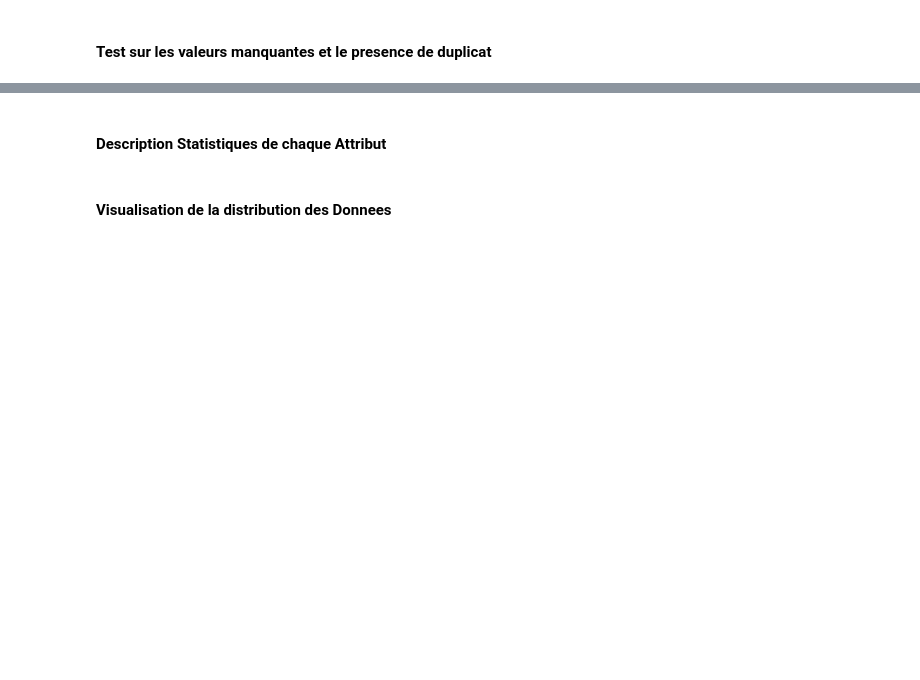
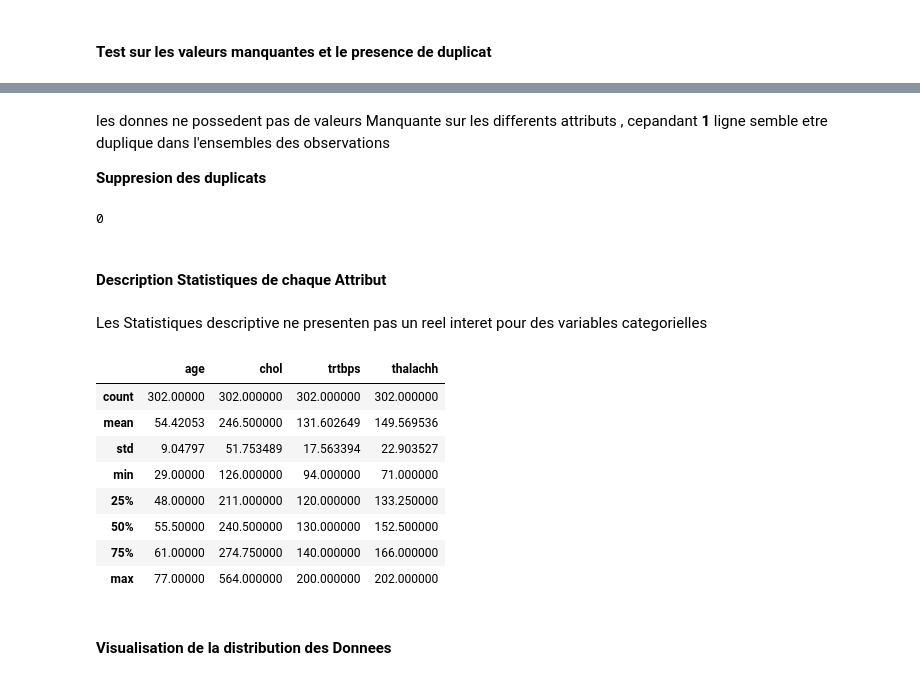
Before and after one commit to ValereTamwo/AlGORITHME-DE-DESCENTE-DE-GRADIENT---A-pas-fixe-_Optimal_Newton_Local, a Jupyter notebook: Decision_Tree_QUEST_METHOD.ipynb, the cells around one changed output, grey strips where cells are left out. Saved outputs shown, nothing was run; the diff lists cells and outputs as text; code cells hidden in the pictures; blank space fills up the shorter version.

```diff
--- a/Decision_Tree_QUEST_METHOD.ipynb
+++ b/Decision_Tree_QUEST_METHOD.ipynb
@@ -86,5 +144,28 @@ df
+# %% [markdown]
+les donnes ne possedent pas de valeurs Manquante sur les differents attributs , cepandant **1** ligne semble etre duplique dans l'ensembles des observations
+
+**Suppresion des duplicats**
+# %%
+df.drop_duplicates(inplace=True)
+df.duplicated().sum()
+# %% [output]
+0
 # %% [markdown]
 #### **Description Statistiques de chaque Attribut**
+# %% [markdown]
+Les Statistiques descriptive ne presenten pas un reel interet pour des variables categorielles
+# %%
+df[['age','chol','trtbps','thalachh']].describe()
+# %% [output]
+|  | age | chol | trtbps | thalachh |
+| count | 302.00000 | 302.000000 | 302.000000 | 302.000000 |
+| mean | 54.42053 | 246.500000 | 131.602649 | 149.569536 |
+| std | 9.04797 | 51.753489 | 17.563394 | 22.903527 |
+| min | 29.00000 | 126.000000 | 94.000000 | 71.000000 |
+| 25% | 48.00000 | 211.000000 | 120.000000 | 133.250000 |
+| 50% | 55.50000 | 240.500000 | 130.000000 | 152.500000 |
+| 75% | 61.00000 | 274.750000 | 140.000000 | 166.000000 |
+| max | 77.00000 | 564.000000 | 200.000000 | 202.000000 |
 # %% [markdown]
 #### **Visualisation de la distribution des Donnees**
 # %%
```
Also changed, not shown: parts of 11 cells of this notebook.
